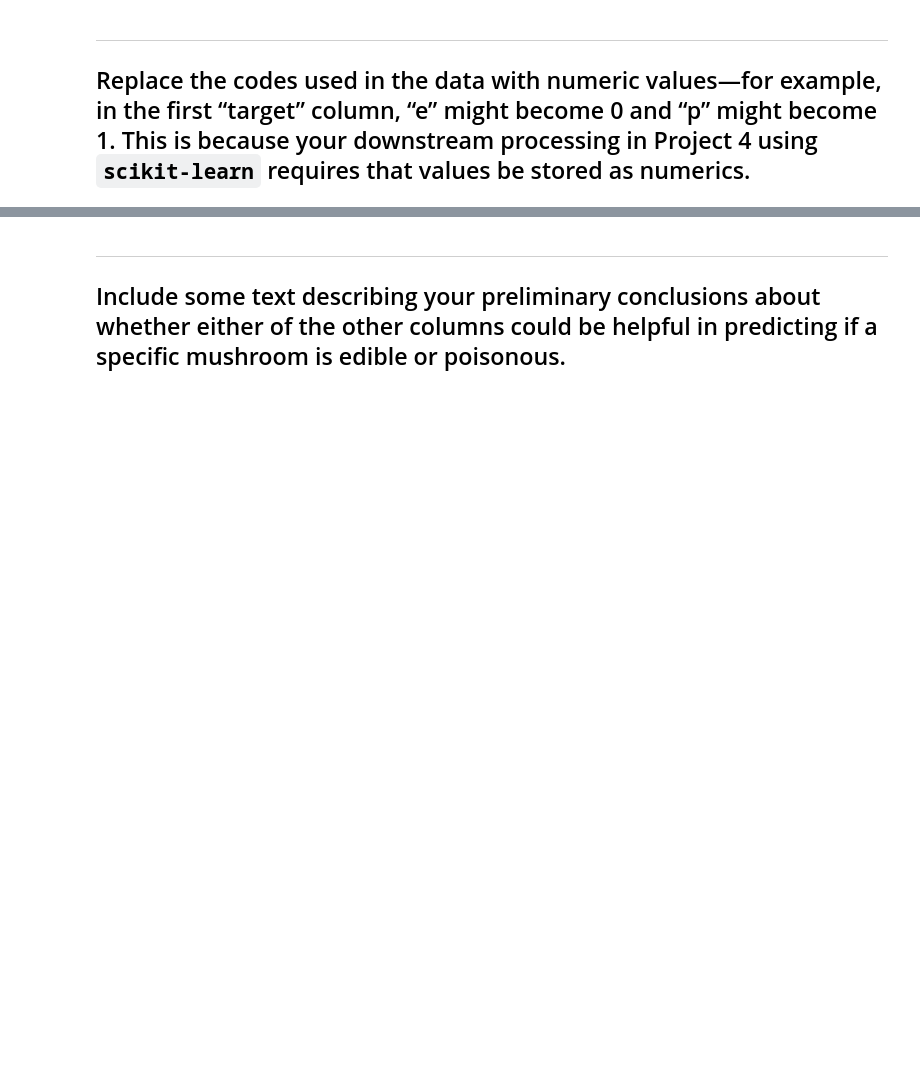
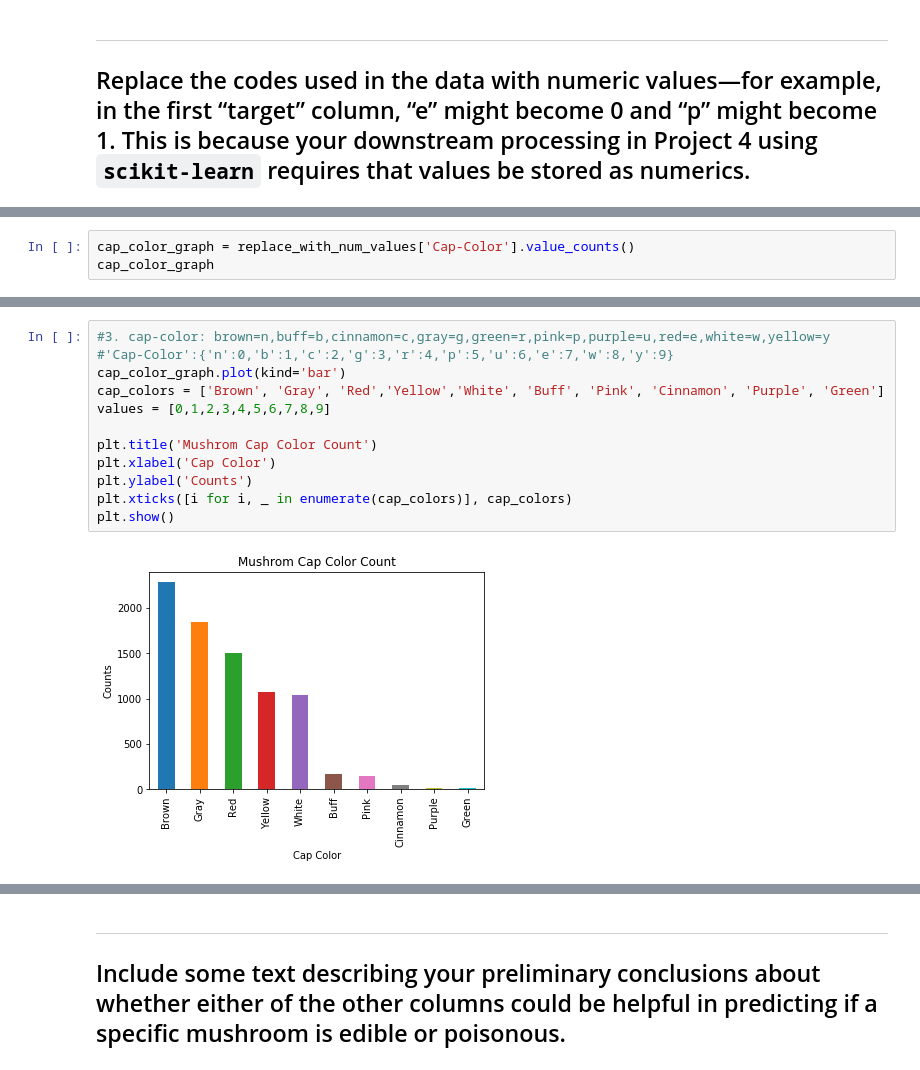
Before and after one commit to Dawad81/IS362-Database-Acquisition-and-Management, a Jupyter notebook: IS362-Assignment13-Folder/IS362_Assignment13.ipynb, the cells around one changed output, grey strips where cells are left out. Saved outputs shown, nothing was run; the diff lists cells and outputs as text; blank space fills up the shorter version.

```diff
--- a/IS362-Assignment13-Folder/IS362_Assignment13.ipynb
+++ b/IS362-Assignment13-Folder/IS362_Assignment13.ipynb
@@ -149,0 +157,3 @@ replace_with_num_values.head(11)
+# %%
+cap_color_graph = replace_with_num_values['Cap-Color'].value_counts()
+cap_color_graph
@@ -149,0 +172,14 @@ replace_with_num_values.head(11)
+# %%
+#3. cap-color: brown=n,buff=b,cinnamon=c,gray=g,green=r,pink=p,purple=u,red=e,white=w,yellow=y
+#'Cap-Color':{'n':0,'b':1,'c':2,'g':3,'r':4,'p':5,'u':6,'e':7,'w':8,'y':9}
+cap_color_graph.plot(kind='bar')
+cap_colors = ['Brown', 'Gray', 'Red','Yellow','White', 'Buff', 'Pink', 'Cinnamon', 'Purple', 'Green']
+values = [0,1,2,3,4,5,6,7,8,9]
+
+plt.title('Mushrom Cap Color Count')
+plt.xlabel('Cap Color')
+plt.ylabel('Counts')
+plt.xticks([i for i, _ in enumerate(cap_colors)], cap_colors)
+plt.show()
+# %% [output]
+[figure, added]
```
Also changed, not shown: parts of 12 cells of this notebook.
